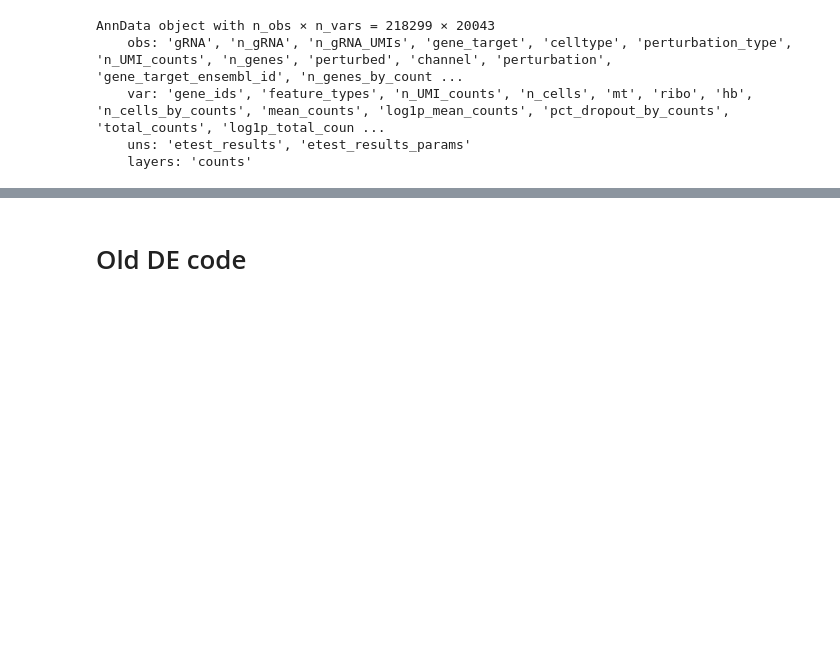
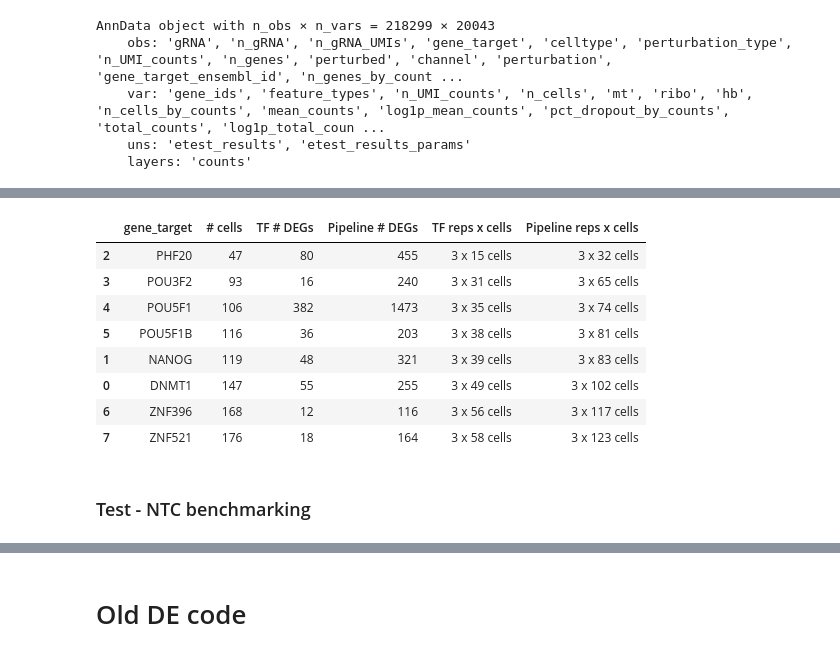
Before and after one commit to subramaniam-lab-ucsd/tf-project, a Jupyter notebook: tf_project_de_analysis_mde.ipynb, the cells around one changed output, grey strips where cells are left out. Cells and saved outputs as stored; diff of their text form; code cells hidden in the pictures; blank space fills up the shorter version.

```diff
--- a/tf_project_de_analysis_mde.ipynb
+++ b/tf_project_de_analysis_mde.ipynb
@@ -580,0 +574,6 @@ pipeline_de_df.head()
+# %%
+test_adata_pipeline = test_adata.copy()
+pipeline_de_results_gene_target = \
+    psp.de.differential_expression(test_adata_pipeline,
+                                   adata_deg_test_column="gene_target",
+                                   plot_degs=False)
@@ -580,0 +583,23 @@ pipeline_de_df.head()
+# %%
+de_test_results_gene_target_df = \
+    build_DE_test_results_df(test_de_results_gene_target,
+                             pipeline_de_results_gene_target,
+                             test_adata,
+                             tf_min_cells_per_rep=12,
+                             pipeline_sample_fraction=0.7,
+                             alpha=0.05,
+                             target_column="gene_target")
+# %%
+display(de_test_results_gene_target_df.sort_values(by="# cells"))
+# %% [output]
+|  | gene_target | # cells | TF # DEGs | Pipeline # DEGs | TF reps x cells | Pipeline reps x cells |
+| 2 | PHF20 | 47 | 80 | 455 | 3 x 15 cells | 3 x 32 cells |
+| 3 | POU3F2 | 93 | 16 | 240 | 3 x 31 cells | 3 x 65 cells |
+| 4 | POU5F1 | 106 | 382 | 1473 | 3 x 35 cells | 3 x 74 cells |
+| 5 | POU5F1B | 116 | 36 | 203 | 3 x 38 cells | 3 x 81 cells |
+| 1 | NANOG | 119 | 48 | 321 | 3 x 39 cells | 3 x 83 cells |
+| 0 | DNMT1 | 147 | 55 | 255 | 3 x 49 cells | 3 x 102 cells |
+| 6 | ZNF396 | 168 | 12 | 116 | 3 x 56 cells | 3 x 117 cells |
+| 7 | ZNF521 | 176 | 18 | 164 | 3 x 58 cells | 3 x 123 cells |
+# %% [markdown]
+### Test - NTC benchmarking
```
Also changed, not shown: parts of 41 cells of this notebook.
